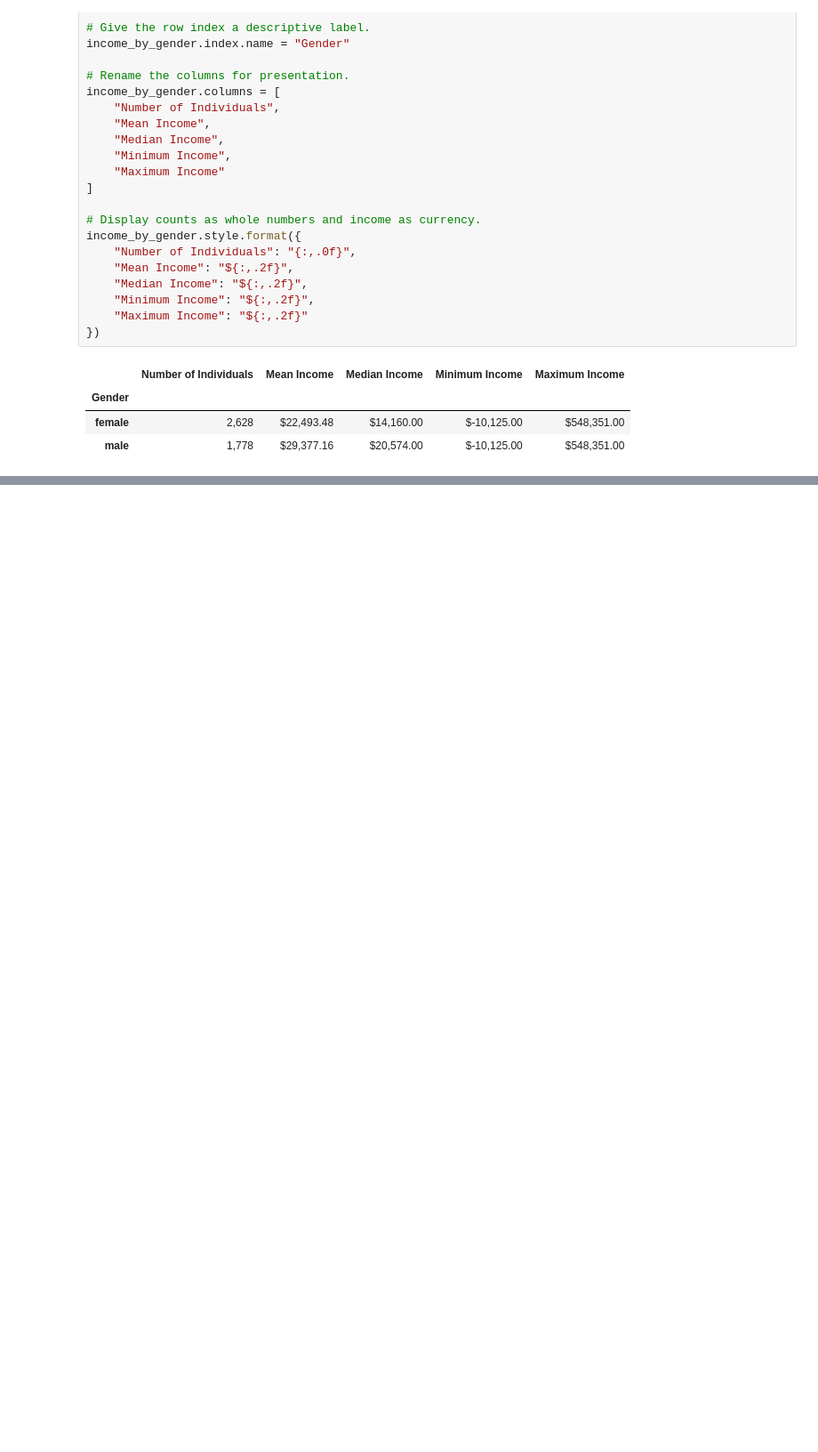
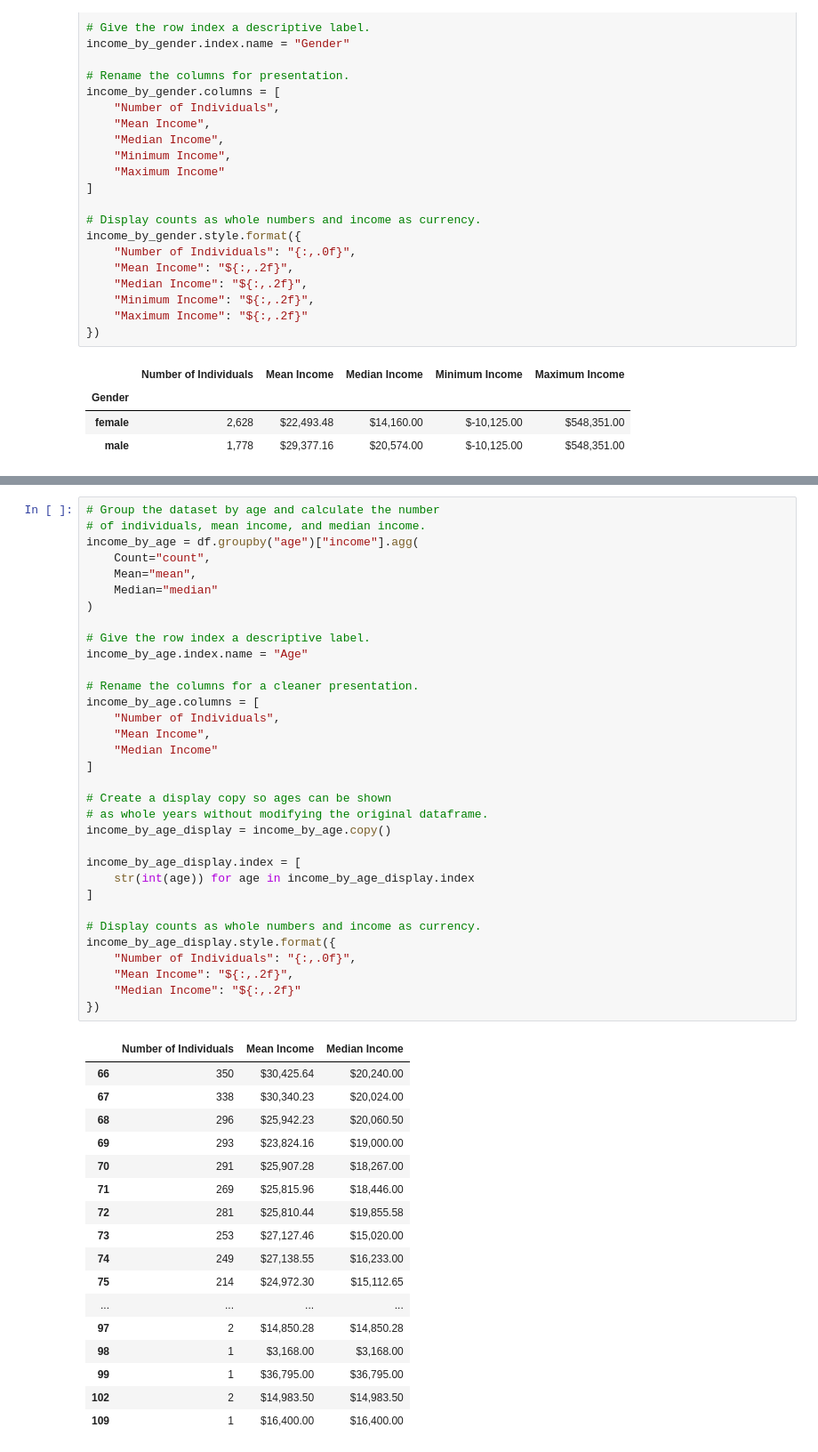
Before and after one commit to Juanb30/Python_Course_End_Projects, a Jupyter notebook: incremental_capstone/notebooks/Capstone_Session_3.ipynb, the cells around one changed output, grey strips where cells are left out. Shown at 89% size. Saved outputs shown, nothing was run; the diff lists cells and outputs as text; blank space fills up the shorter version.

```diff
--- a/incremental_capstone/notebooks/Capstone_Session_3.ipynb
+++ b/incremental_capstone/notebooks/Capstone_Session_3.ipynb
@@ -767,0 +844,51 @@ income_by_gender.style.format({
+# %%
+# Group the dataset by age and calculate the number
+# of individuals, mean income, and median income.
+income_by_age = df.groupby("age")["income"].agg(
+    Count="count",
+    Mean="mean",
+    Median="median"
+)
+
+# Give the row index a descriptive label.
+income_by_age.index.name = "Age"
+
+# Rename the columns for a cleaner presentation.
+income_by_age.columns = [
+    "Number of Individuals",
+    "Mean Income",
+    "Median Income"
+]
+
+# Create a display copy so ages can be shown
+# as whole years without modifying the original dataframe.
+income_by_age_display = income_by_age.copy()
+
+income_by_age_display.index = [
+    str(int(age)) for age in income_by_age_display.index
+]
+
+# Display counts as whole numbers and income as currency.
+income_by_age_display.style.format({
+    "Number of Individuals": "{:,.0f}",
+    "Mean Income": "${:,.2f}",
+    "Median Income": "${:,.2f}"
+})
+# %% [output]
+|  | Number of Individuals | Mean Income | Median Income |
+| 66 | 350 | $30,425.64 | $20,240.00 |
+| 67 | 338 | $30,340.23 | $20,024.00 |
+| 68 | 296 | $25,942.23 | $20,060.50 |
+| 69 | 293 | $23,824.16 | $19,000.00 |
+| 70 | 291 | $25,907.28 | $18,267.00 |
+| 71 | 269 | $25,815.96 | $18,446.00 |
+| 72 | 281 | $25,810.44 | $19,855.58 |
+| 73 | 253 | $27,127.46 | $15,020.00 |
+| 74 | 249 | $27,138.55 | $16,233.00 |
+| 75 | 214 | $24,972.30 | $15,112.65 |
+| ... | ... | ... | ... |
+| 97 | 2 | $14,850.28 | $14,850.28 |
+| 98 | 1 | $3,168.00 | $3,168.00 |
+| 99 | 1 | $36,795.00 | $36,795.00 |
+| 102 | 2 | $14,983.50 | $14,983.50 |
+| 109 | 1 | $16,400.00 | $16,400.00 |
```
Also changed, not shown: parts of 8 cells of this notebook, 5 other files.
